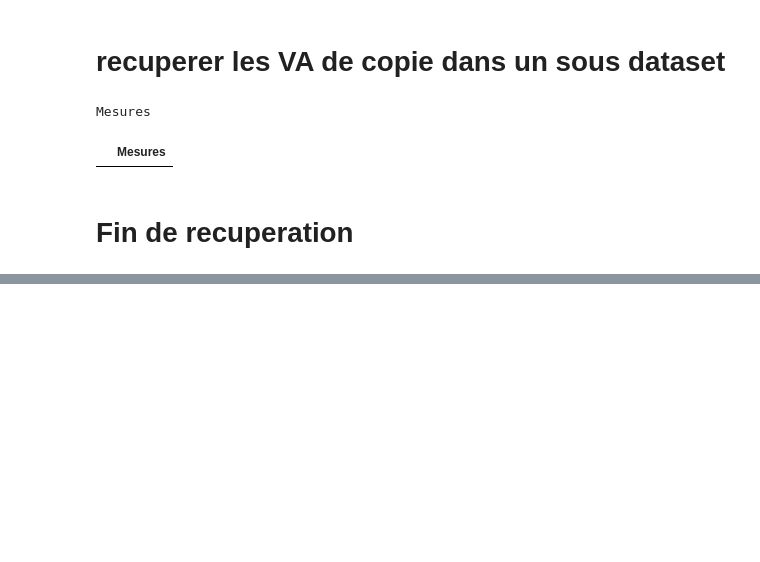
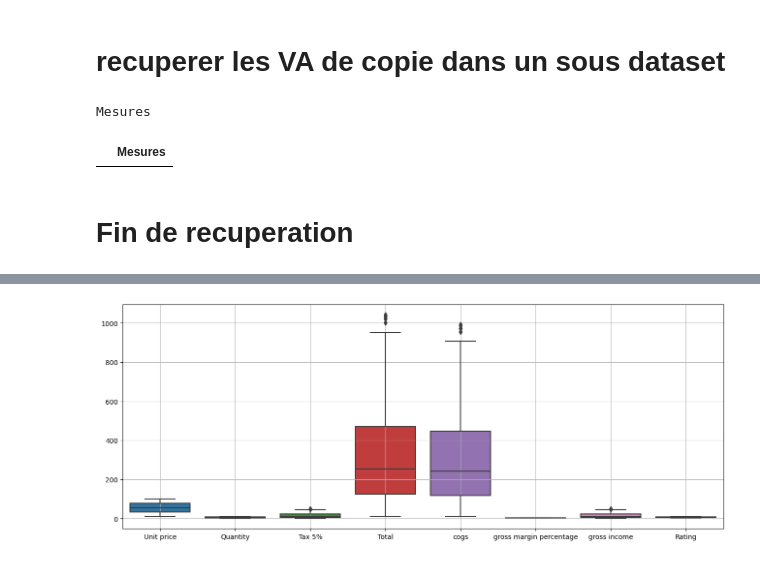
Before and after one commit to adama455/Gestion-des-analyses-de-variation, a Jupyter notebook: analyseVariation/test.ipynb, the cells around one changed output, grey strips where cells are left out. Saved outputs shown, nothing was run; the diff lists cells and outputs as text; code cells hidden in the pictures; blank space fills up the shorter version.

```diff
--- a/analyseVariation/test.ipynb
+++ b/analyseVariation/test.ipynb
@@ -362 +423,10 @@ def detect_outliers(data, threshold=3):
+# %%
+def boxplot(data):
+    plt.figure(figsize = (16,6))
+    sns.boxplot(data = data)
+    plt.grid()
+# %%
+boxplot(DFrame)
+# %% [output]
+[figure, added]
 # %%
```
Also changed, not shown: parts of 15 cells of this notebook, 10 other files.
